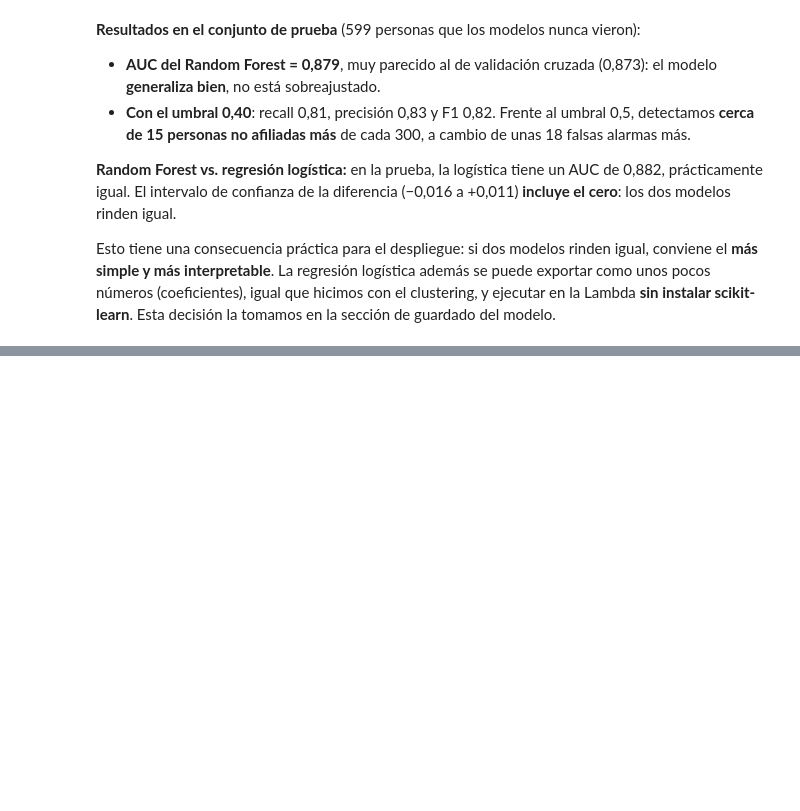
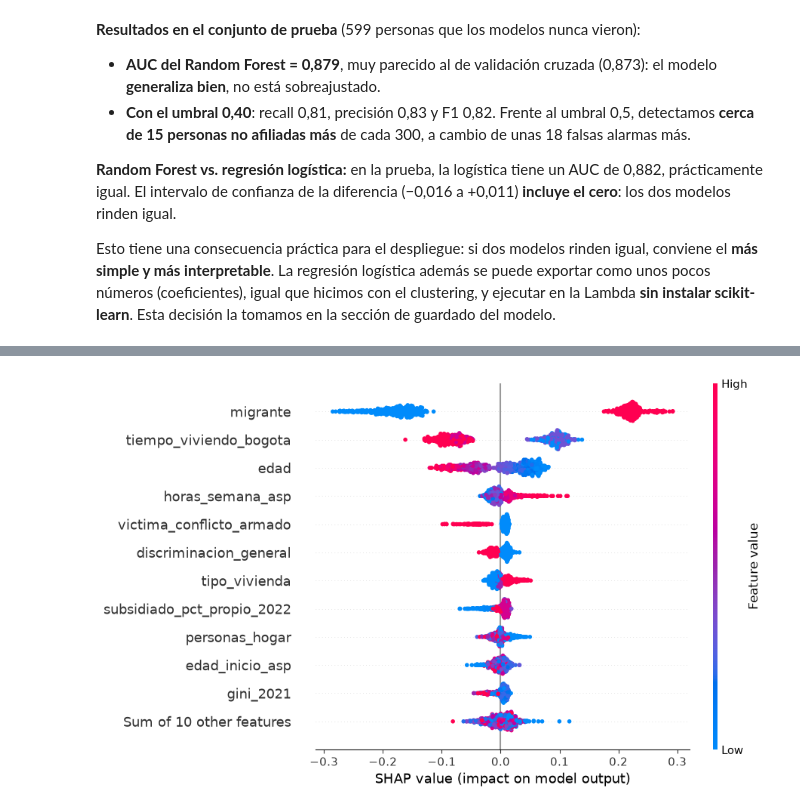
Before and after one commit to lezlynossa-oss/proyecto-integrador-quinto, a Jupyter notebook: MachineLearning/01_modelo_afiliacion_salud.ipynb, the cells around one changed output, grey strips where cells are left out. Drawn from its saved outputs; the diff is of its cells as text; code cells hidden in the pictures; blank space fills up the shorter version.

```diff
--- a/MachineLearning/01_modelo_afiliacion_salud.ipynb
+++ b/MachineLearning/01_modelo_afiliacion_salud.ipynb
@@ -521,0 +570,5 @@ Esto tiene una consecuencia práctica para el despliegue: si dos modelos rinden
+# %%
+#cada punto es una persona; el color indica el valor de la variable (rojo = alto, azul = bajo)
+shap.plots.beeswarm(shap_no_afiliada, max_display=12)
+# %% [output]
+[figure, added]
```
Also changed, not shown: parts of 8 cells of this notebook.
